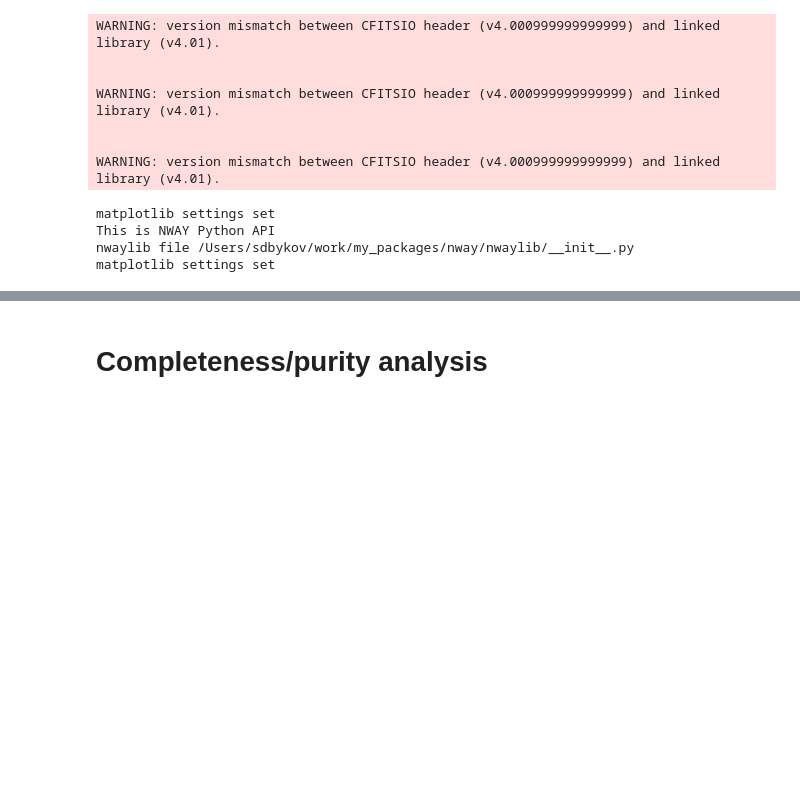
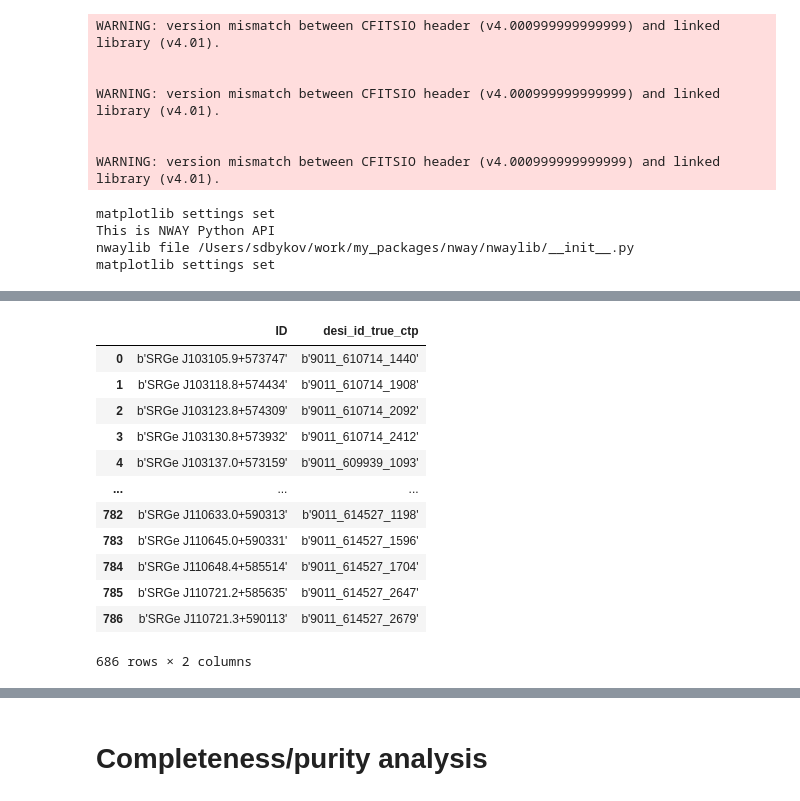
Before and after one commit to SergeiDBykov/lockman_hole, a Jupyter notebook: 2_desi-crossmatch/3_results-analyse.ipynb, the cells around one changed output, grey strips where cells are left out. Cells and saved outputs as stored; diff of their text form; code cells hidden in the pictures; blank space fills up the shorter version.

```diff
--- a/2_desi-crossmatch/3_results-analyse.ipynb
+++ b/2_desi-crossmatch/3_results-analyse.ipynb
@@ -59,3 +43,19 @@ nway_res
+# %%
+ero_ctps_pandas[ero_ctps_pandas.desi_id_true_ctp!=b'hostless']
+# %% [output]
+|  | ID | desi_id_true_ctp |
+| 0 | b'SRGe J103105.9+573747' | b'9011_610714_1440' |
+| 1 | b'SRGe J103118.8+574434' | b'9011_610714_1908' |
+| 2 | b'SRGe J103123.8+574309' | b'9011_610714_2092' |
+| 3 | b'SRGe J103130.8+573932' | b'9011_610714_2412' |
+| 4 | b'SRGe J103137.0+573159' | b'9011_609939_1093' |
+| ... | ... | ... |
+| 782 | b'SRGe J110633.0+590313' | b'9011_614527_1198' |
+| 783 | b'SRGe J110645.0+590331' | b'9011_614527_1596' |
+| 784 | b'SRGe J110648.4+585514' | b'9011_614527_1704' |
+| 785 | b'SRGe J110721.2+585635' | b'9011_614527_2647' |
+| 786 | b'SRGe J110721.3+590113' | b'9011_614527_2679' |
+686 rows × 2 columns
 # %%
 def get_flag_num(x, flag):
     try:
```
Also changed, not shown: parts of 17 cells of this notebook, 9 other files.
